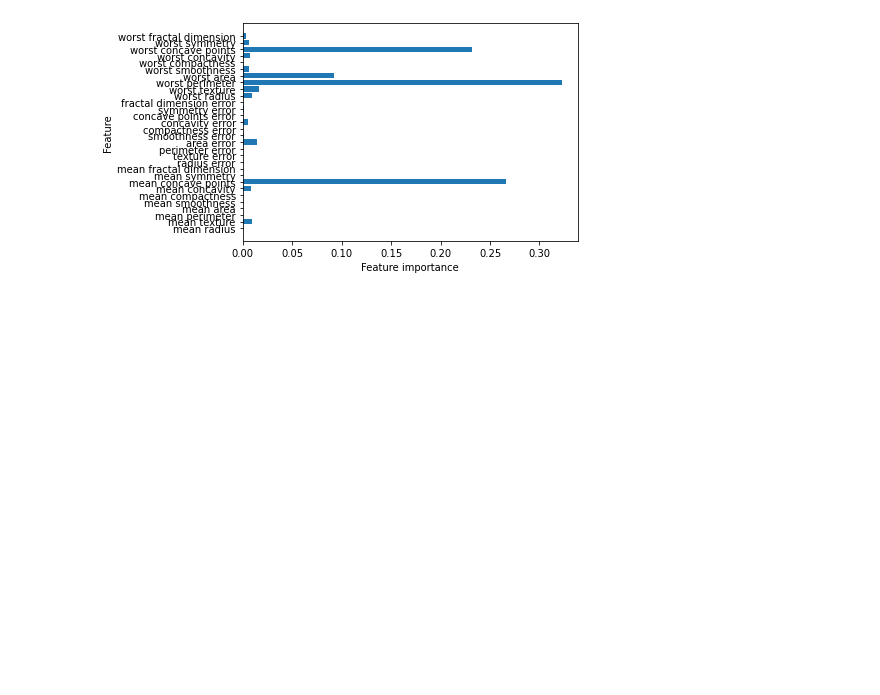
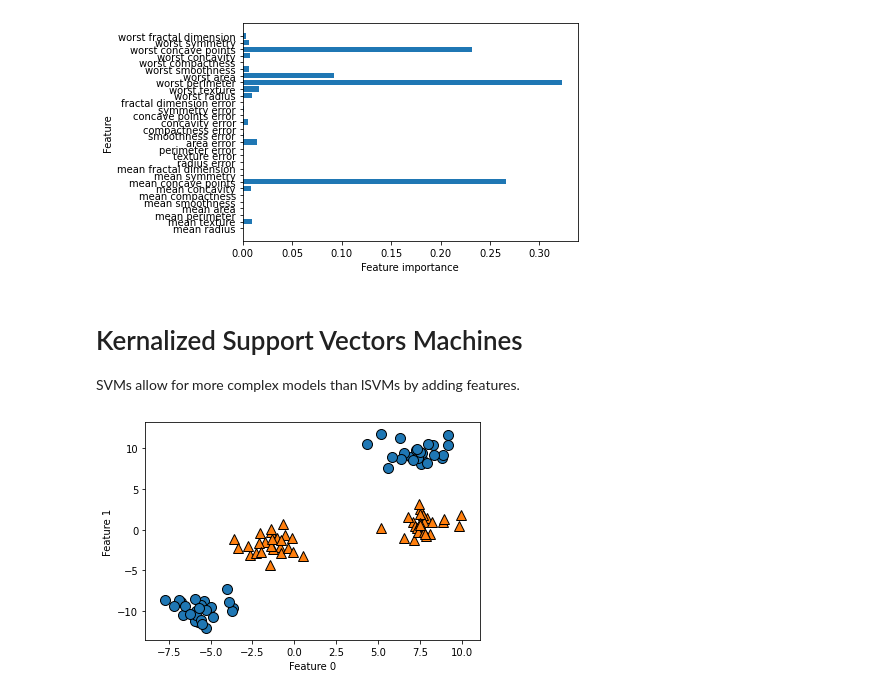
Before and after one commit to scottzig/ml-python-muller-guido, a Jupyter notebook: chapter_2.ipynb, the cells around one changed output. Saved outputs shown, nothing was run; the diff lists cells and outputs as text; code cells hidden in the pictures; blank space fills up the shorter version.

```diff
--- a/chapter_2.ipynb
+++ b/chapter_2.ipynb
@@ -759,3 +762,16 @@ gbrt.fit(X_train, y_train)
 plot_feature_importances_cancer(gbrt)
 # %% [output]
 [figure]
+# %% [markdown]
+# Kernalized Support Vectors Machines
+
+SVMs allow for more complex models than lSVMs by adding features.
+# %%
+# Return to example on two-class classification data
+X, y = make_blobs(centers=4, random_state=8)
+y = y % 2
+mglearn.discrete_scatter(X[:, 0], X[:, 1], y)
+plt.xlabel("Feature 0")
+plt.ylabel("Feature 1");
+# %% [output]
+[figure, added]
```
Also changed, not shown: parts of 18 cells of this notebook.
